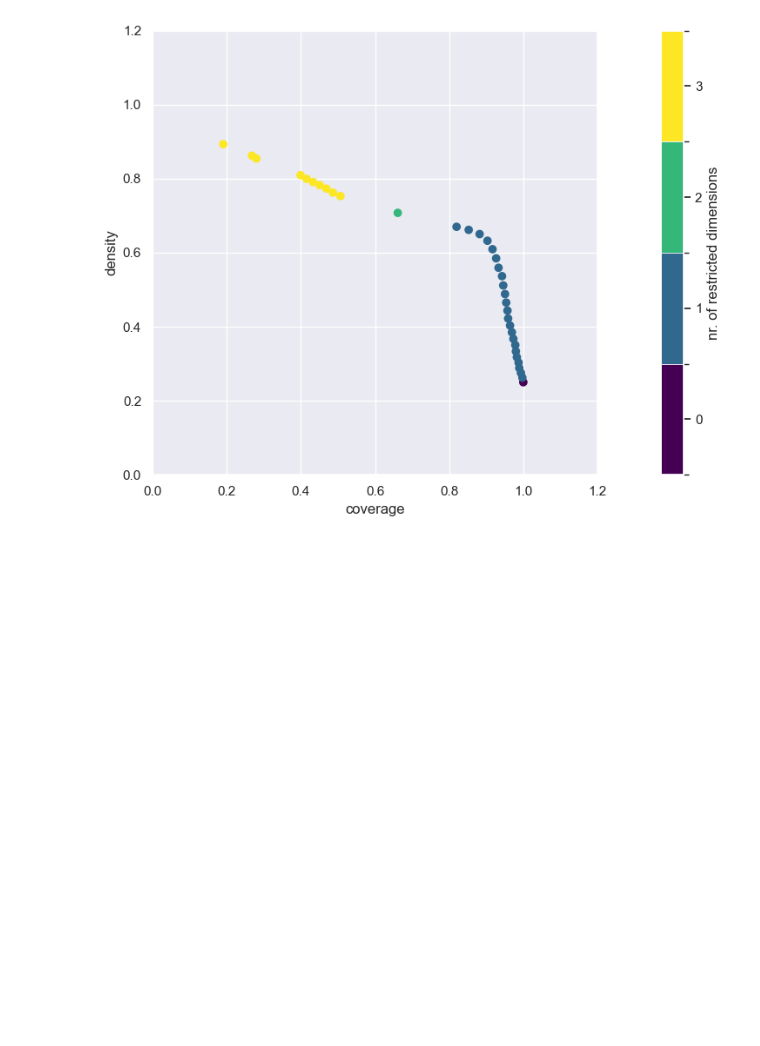
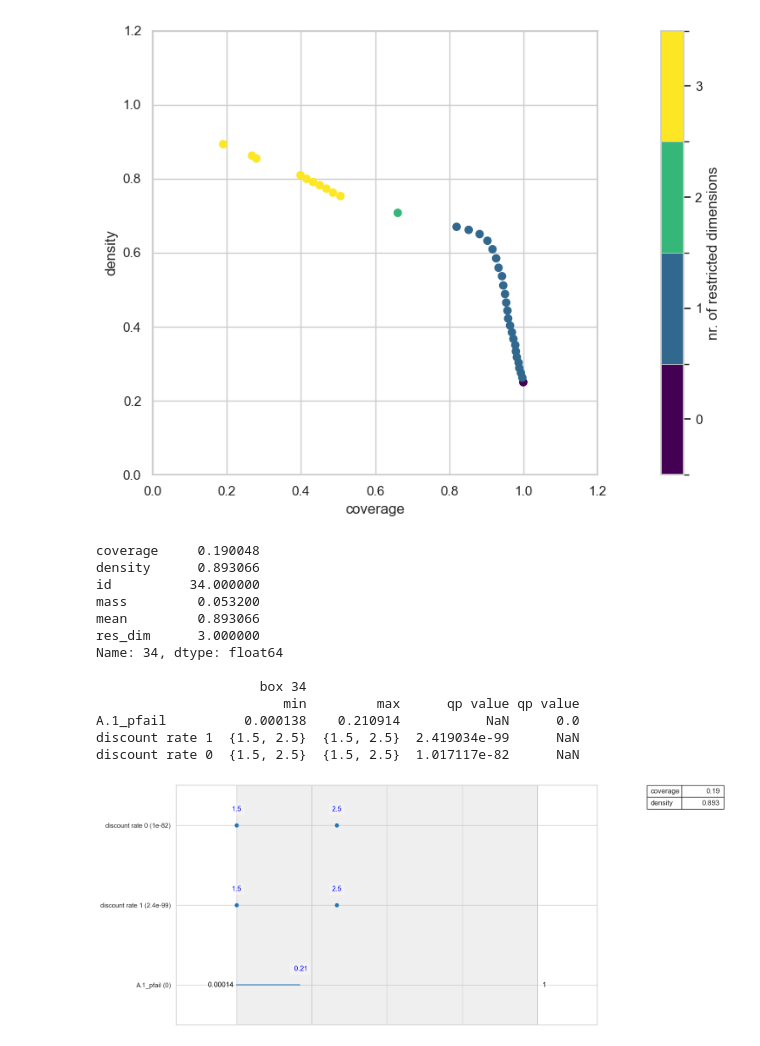
Before and after one commit to JasperBaars/EPA1361_Model-based_Decision-making, a Jupyter notebook: Final Assignment EPA1361/Model and Notebooks/4. Scenario Discovery.ipynb, the cells around one changed output. Cells and saved outputs as stored; diff of their text form; code cells hidden in the pictures; blank space fills up the shorter version.

```diff
--- a/Final Assignment EPA1361/Model and Notebooks/4. Scenario Discovery.ipynb
+++ b/Final Assignment EPA1361/Model and Notebooks/4. Scenario Discovery.ipynb
@@ -68,9 +90,28 @@ prim_alg = prim.Prim(x,
                      y,
                      threshold=0.75,
                      peel_alpha=0.05, )
-box_DC = prim_alg.find_box()
+box = prim_alg.find_box()
 
-box_DC.show_tradeoff()
+box.show_tradeoff()
 plt.tight_layout()
 # %% [output]
 [figure]
+# %%
+box.inspect()
+box.inspect(style='graph')
+plt.tight_layout()
+# %% [output]
+coverage     0.190048
+density      0.893066
+id          34.000000
+mass         0.053200
+mean         0.893066
+res_dim      3.000000
+Name: 34, dtype: float64
+
+                     box 34
+                        min         max      qp value qp value
+A.1_pfail          0.000138    0.210914           NaN      0.0
+discount rate 1  {1.5, 2.5}  {1.5, 2.5}  2.419034e-99      NaN
+discount rate 0  {1.5, 2.5}  {1.5, 2.5}  1.017117e-82      NaN
+[figure, added]
```
Also changed, not shown: parts of 6 cells of this notebook, 4 other files.
